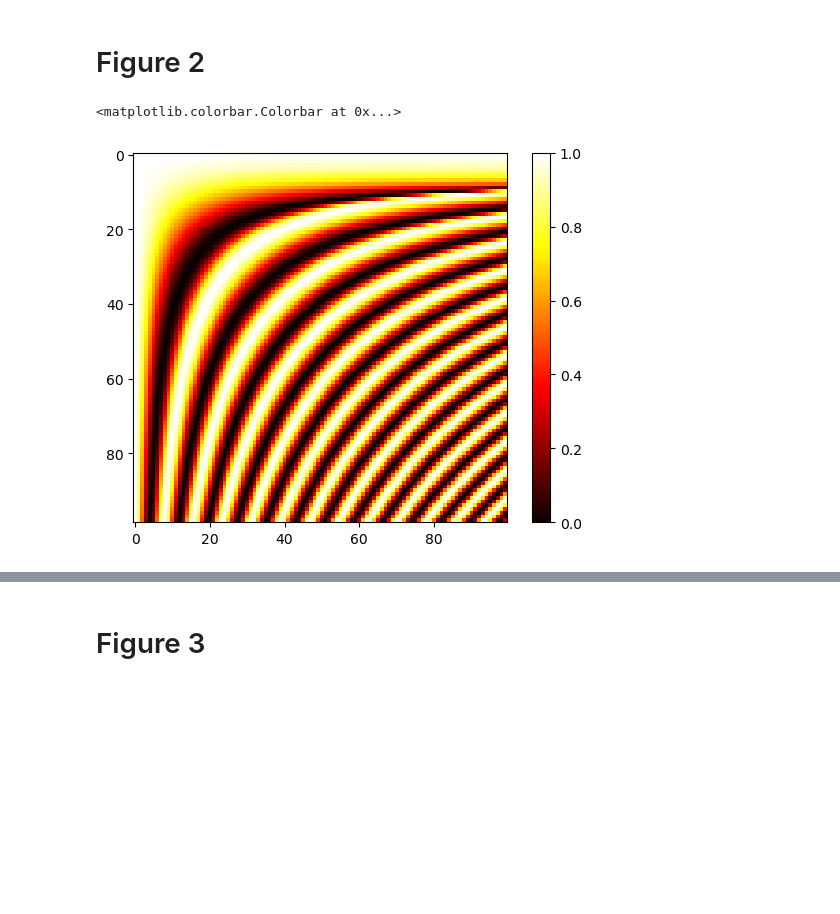
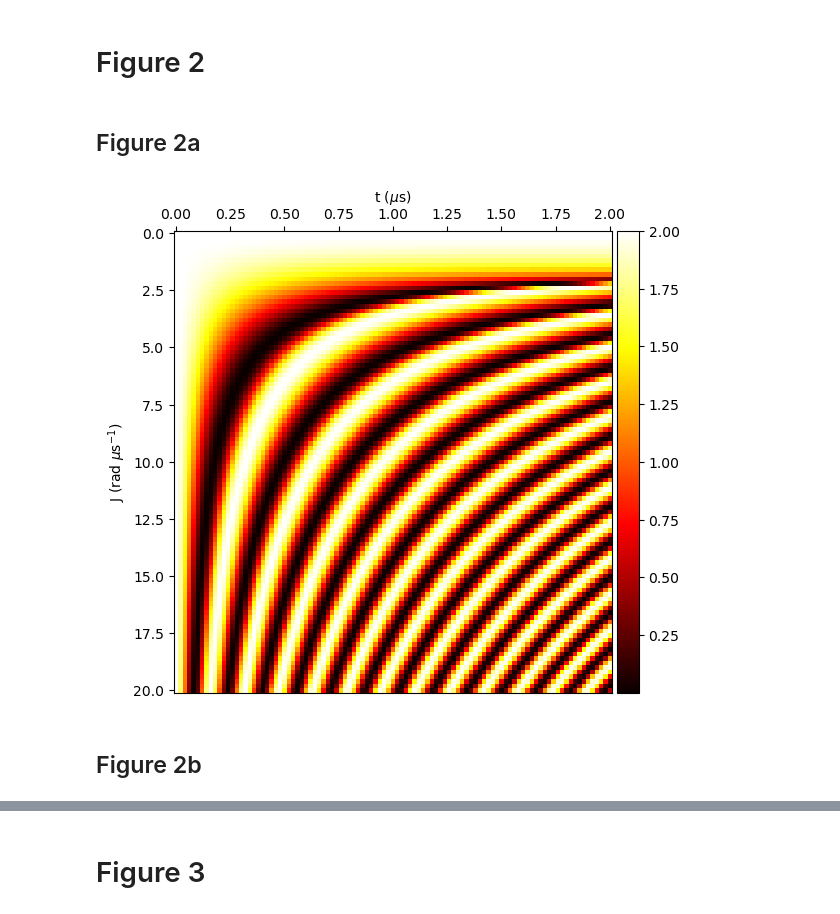
Before and after one commit to archen2019/ece456, a Jupyter notebook: sim.ipynb, the cells around one changed output, grey strips where cells are left out. Cells and saved outputs as stored; diff of their text form; code cells hidden in the pictures; blank space fills up the shorter version.

Commit message:
make plots pretty

```diff
--- a/sim.ipynb
+++ b/sim.ipynb
@@ -56,14 +58,16 @@ ax.set_zlabel(r'Re($\delta\lambda$)');
 [figure]
 # %% [markdown]
 # Figure 2
+# %% [markdown]
+## Figure 2a
 # %%
 # constants
 gamma_e = 6.7  # occupation-number loss rate to |g>
 gamma_f = 0.25  # decay rate to |e>
 Delta = 0  # detuning
 # %%
-J_list = np.linspace(0, 20, num=100)[1:]
-t_list = np.linspace(0, 2, num=100)
+J_list = np.linspace(0, 20, num=101)
+t_list = np.linspace(0, 2, num=101)
 t_grid, J_grid = np.meshgrid(t_list, J_list)
 Pfn_grid = np.zeros_like(J_grid)
 
@@ -73,13 +77,20 @@ for J_idx, J in enumerate(J_list):
     # effective Hamiltonian
     H_eff = J * sigmax() + (Delta - 1j * gamma_e / 2) * Qobj([[1, 0], [0, 0]])
 
-    out = mesolve(H_eff, psi0, t_list, e_ops=[sigmap() * sigmam()])
+    out = mesolve(H_eff, psi0, t_list, e_ops=[sigmaz()])
     Pfn_grid[J_idx, :] = 1 - out.expect[0]
 # %%
-### Figure 2a ###
-
-plt.imshow(Pfn_grid, cmap='hot', interpolation='nearest')
-plt.colorbar()
+fig, ax = plt.subplots(figsize=(6,6))
+fig.gca().invert_yaxis()
+ax.xaxis.tick_top()
+ax.xaxis.set_label_position('top')
+im = ax.pcolormesh(t_grid, J_grid, Pfn_grid, cmap='hot')
+divider = make_axes_locatable(ax)
+cax = divider.append_axes("right", size="5%", pad=0.05)
+fig.colorbar(im, cax=cax)
+ax.set_xlabel(r't ($\mu\mathrm{s}$)')
+ax.set_ylabel(r'J (rad $\mu\mathrm{s}^{-1}$)');
 # %% [output]
-<matplotlib.colorbar.Colorbar at 0x...>
-[figure, old version]
+[figure, new version]
+# %% [markdown]
+## Figure 2b
```
Also changed, not shown: parts of 45 cells of this notebook, 1 other file.
